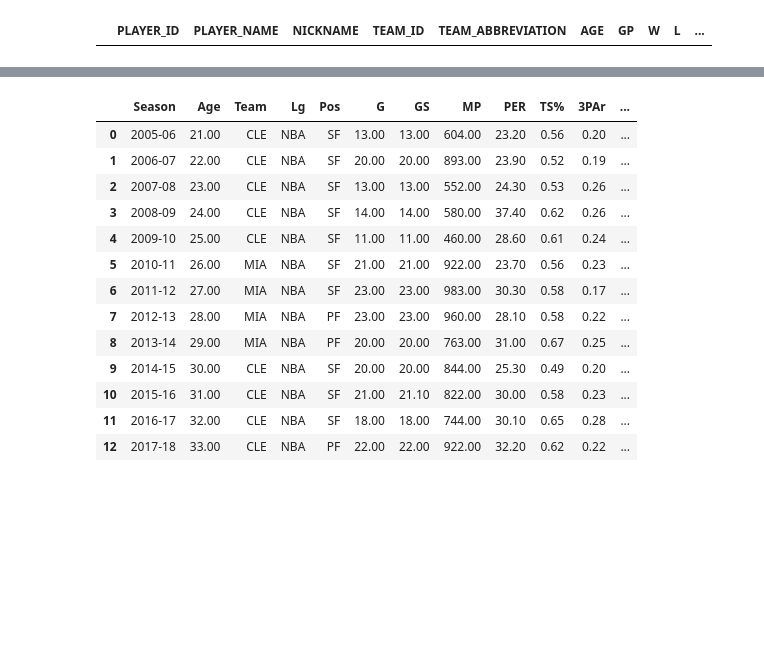
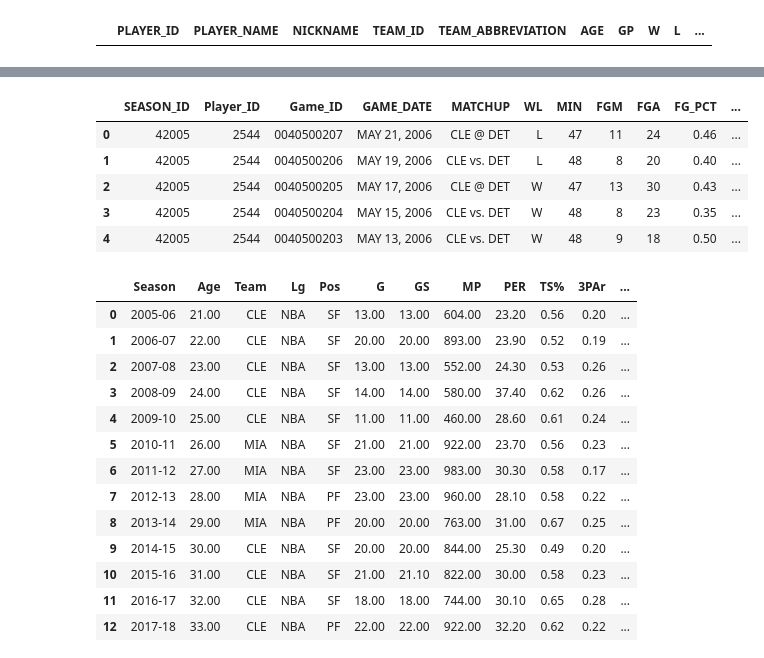
Before and after one commit to ngcarvajall/Proyecto5-GOAT_MJ_LJ, a Jupyter notebook: API_NBA_Stats.ipynb, the cells around one changed output, grey strips where cells are left out. Saved outputs shown, nothing was run; the diff lists cells and outputs as text; code cells hidden in the pictures; blank space fills up the shorter version.

Commit message:
stats

```diff
--- a/API_NBA_Stats.ipynb
+++ b/API_NBA_Stats.ipynb
@@ -104,3 +105,27 @@ lebron_active_stats_df = all_players_stats_df[all_players_stats_df['PLAYER_NAME'
 | 12076 | 2544 | LeBron James | LeBron | 1610612747 | LAL | 37.00 | 56 | 25 | 31 | ... |
 | 12639 | 2544 | LeBron James | LeBron | 1610612747 | LAL | 38.00 | 55 | 30 | 25 | ... |
 | 13210 | 2544 | LeBron James | LeBron | 1610612747 | LAL | 39.00 | 71 | 41 | 30 | ... |
+# %%
+lebron_id = '2544'
+
+seasons = ['2005-06', '2006-07', '2007-08', '2008-09', '2009-10', '2010-11', '2011-12', '2012-13', '2013-14',
+           '2014-15', '2015-16', '2016-17', '2017-18', '2019-20', '2020-21', '2021-22']
+
+all_playoff_stats = []
+
+for season in seasons:
+    try:
+        stats = playergamelog.PlayerGameLog(player_id=lebron_id, season=season, season_type_all_star="Playoffs")
+        season_df = stats.get_data_frames()[0]
+
+        # Check if there is data for this season and append it
+        if not season_df.empty:
+            all_playoff_stats.append(season_df)
+            print(f"Data for {season} season retrieved successfully.")
+    except Exception as e:
+        print(f"Error retrieving data for {season}: {e}")
+
+# Combine all playoff data into one DataFrame
+lebron_all_playoffs_df = pd.concat(all_playoff_stats, ignore_index=True)
+
+print("LeBron James's All-Time Playoff Stats:")
@@ -107,3 +149,12 @@ lebron_active_stats_df = all_players_stats_df[all_players_stats_df['PLAYER_NAME'
+# %%
+lebron_all_playoffs_df.head()
+# %% [output]
+|  | SEASON_ID | Player_ID | Game_ID | GAME_DATE | MATCHUP | WL | MIN | FGM | FGA | FG_PCT | ... |
+| 0 | 42005 | 2544 | 0040500207 | MAY 21, 2006 | CLE @ DET | L | 47 | 11 | 24 | 0.46 | ... |
+| 1 | 42005 | 2544 | 0040500206 | MAY 19, 2006 | CLE vs. DET | L | 48 | 8 | 20 | 0.40 | ... |
+| 2 | 42005 | 2544 | 0040500205 | MAY 17, 2006 | CLE @ DET | W | 47 | 13 | 30 | 0.43 | ... |
+| 3 | 42005 | 2544 | 0040500204 | MAY 15, 2006 | CLE vs. DET | W | 48 | 8 | 23 | 0.35 | ... |
+| 4 | 42005 | 2544 | 0040500203 | MAY 13, 2006 | CLE vs. DET | W | 48 | 9 | 18 | 0.50 | ... |
 # %%
 df_playoff_lebron = pd.read_csv("C:\\Users\\DELL\\Downloads\\lebron_stats (1).csv")
 # %%
```
Also changed, not shown: parts of 2 cells of this notebook, 1 other file.
